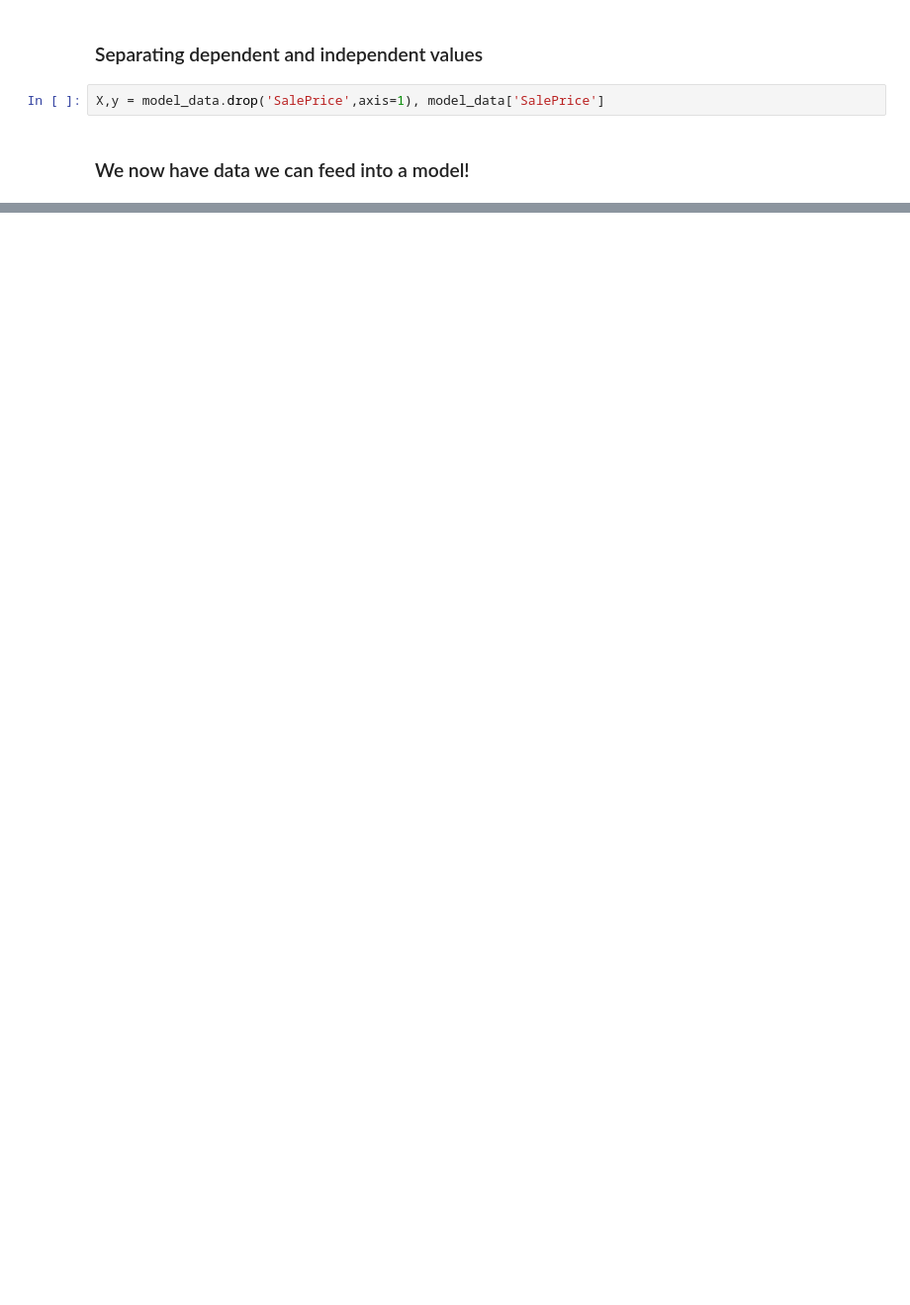
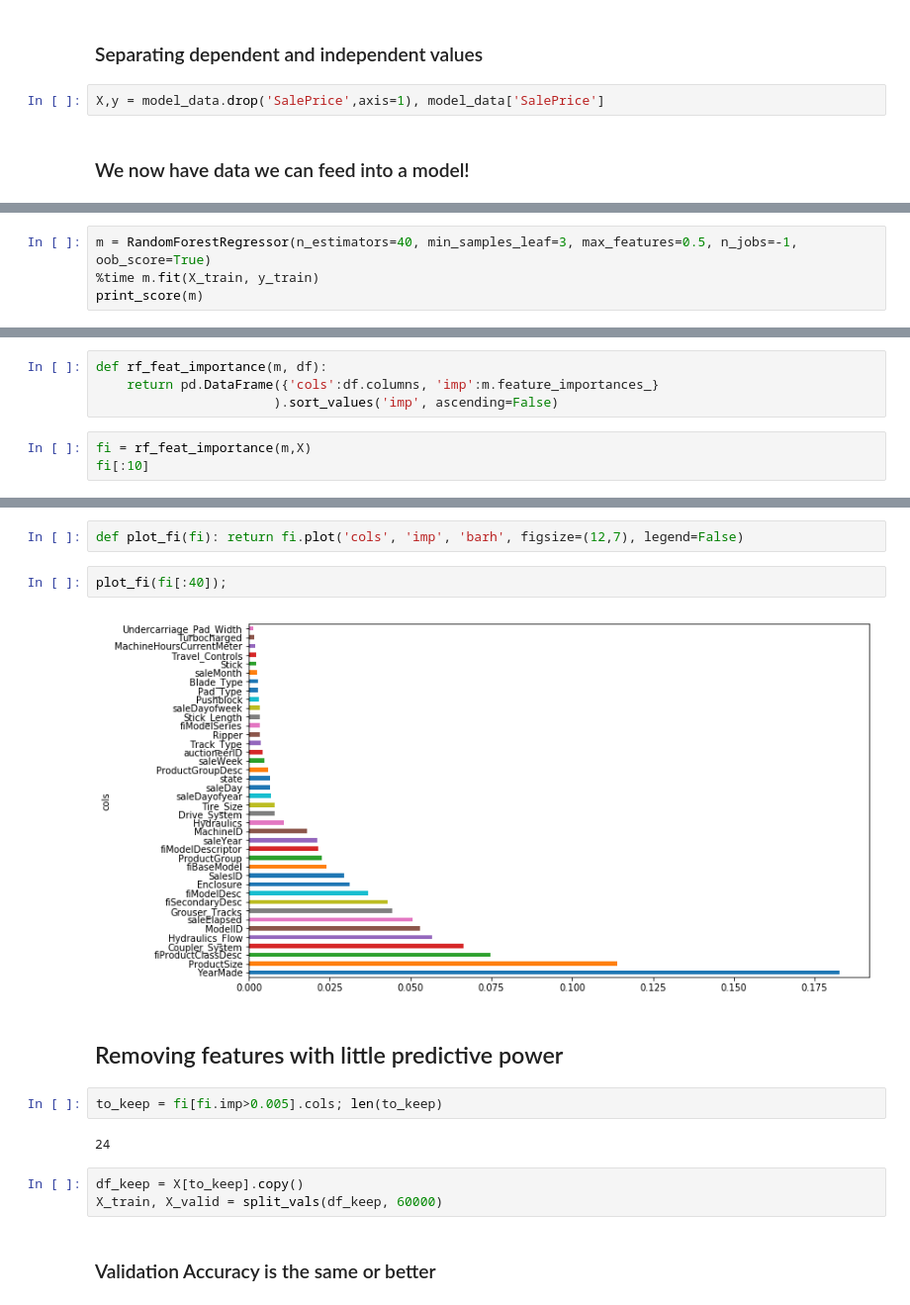
Before and after one commit to cjherman6/rf_implementation, a Jupyter notebook: bulldozer_data.ipynb, the cells around one changed output, grey strips where cells are left out. Shown at 99% size. Cells and saved outputs as stored; diff of their text form; blank space fills up the shorter version.

Commit message:
finished removing nonpredictive features and redundant features

```diff
--- a/bulldozer_data.ipynb
+++ b/bulldozer_data.ipynb
@@ -309,0 +244,4 @@ def get_sample(df,n):
+# %%
+m = RandomForestRegressor(n_estimators=40, min_samples_leaf=3, max_features=0.5, n_jobs=-1, oob_score=True)
+%time m.fit(X_train, y_train)
+print_score(m)
@@ -309,0 +256,7 @@ def get_sample(df,n):
+# %%
+def rf_feat_importance(m, df):
+    return pd.DataFrame({'cols':df.columns, 'imp':m.feature_importances_}
+                       ).sort_values('imp', ascending=False)
+# %%
+fi = rf_feat_importance(m,X)
+fi[:10]
@@ -309,0 +275,17 @@ def get_sample(df,n):
+# %%
+def plot_fi(fi): return fi.plot('cols', 'imp', 'barh', figsize=(12,7), legend=False)
+# %%
+plot_fi(fi[:40]);
+# %% [output]
+[figure, added]
+# %% [markdown]
+## Removing features with little predictive power
+# %%
+to_keep = fi[fi.imp>0.005].cols; len(to_keep)
+# %% [output]
+24
+# %%
+df_keep = X[to_keep].copy()
+X_train, X_valid = split_vals(df_keep, 60000)
+# %% [markdown]
+### Validation Accuracy is the same or better
```
Also changed, not shown: parts of 43 cells of this notebook.
